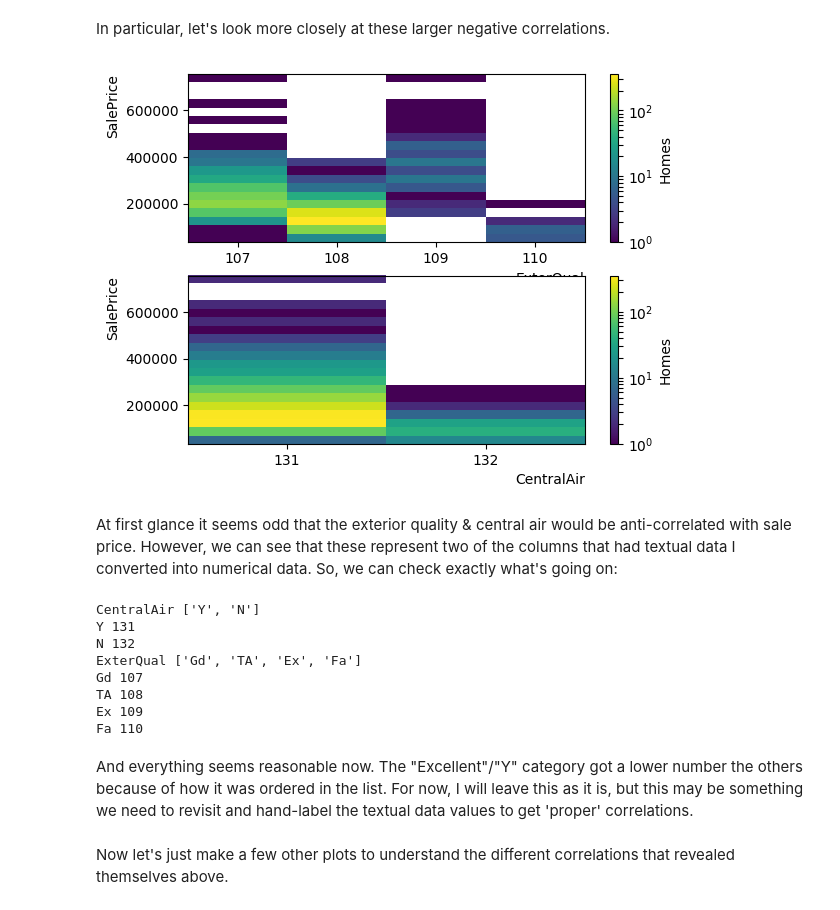
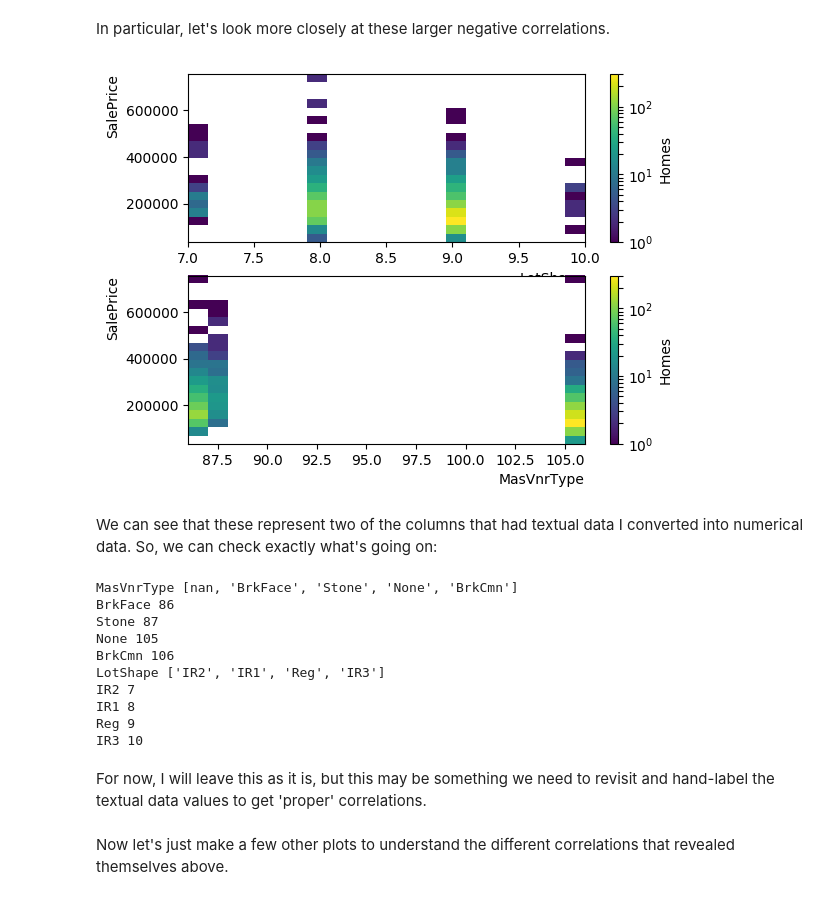
Before and after one commit to demarley/figment, a Jupyter notebook: python/0-housing_prices.ipynb, the cells around one changed output. Cells and saved outputs as stored; diff of their text form; code cells hidden in the pictures.

```diff
--- a/python/0-housing_prices.ipynb
+++ b/python/0-housing_prices.ipynb
@@ -201,40 +206,42 @@ In particular, let's look more closely at these larger negative correlations.
 # %%
 fig,ax = plt.subplots(2,1)
 
 plt.subplot(2,1,1)
-plt.hist2d(df.ExterQual,df.SalePrice,bins=[[106.5,107.5,108.5,109.5,110.5],20],cmap='viridis',norm=LogNorm());
+plt.hist2d(df.LotShape,df.SalePrice,bins=20,cmap='viridis',norm=LogNorm());
 plt.colorbar(label="Homes");
-plt.xticks([107,108,109,110])
 plt.ylabel("SalePrice",position=(0,1),ha='right');
-plt.xlabel("ExterQual",position=(1,0),ha='right');
+plt.xlabel("LotShape",position=(1,0),ha='right');
 
 plt.subplot(2,1,2)
-plt.hist2d(df.CentralAir,df.SalePrice,bins=[[130.5,131.5,132.5],20],cmap='viridis',norm=LogNorm());
+plt.hist2d(df[df.MasVnrType>0].MasVnrType,df[df.MasVnrType>0].SalePrice,bins=20,cmap='viridis',norm=LogNorm());
 plt.colorbar(label="Homes");
-plt.xticks([131,132])
 plt.ylabel("SalePrice",position=(0,1),ha='right');
-plt.xlabel("CentralAir",position=(1,0),ha='right');
+plt.xlabel("MasVnrType",position=(1,0),ha='right');
 # %% [output]
-[figure, old version]
+[figure, new version]
 # %% [markdown]
-At first glance it seems odd that the exterior quality & central air would be anti-correlated with sale price.
-However, we can see that these represent two of the columns that had textual data I converted into numerical data.  So, we can check exactly what's going on:
+We can see that these represent two of the columns that had textual data I converted into numerical data.  So, we can check exactly what's going on:
 # %%
-for feature in ['CentralAir','ExterQual']:
+for feature in ['MasVnrType','LotShape']:
     print(feature,str_data[feature])
     for i in str_data[feature]:
-        print(i,allvalues[i])
+        try:
+            np.isnan(i)
+        except TypeError:
+            print(i,allvalues[i])
 # %% [output]
-CentralAir ['Y', 'N']
-Y 131
-N 132
-ExterQual ['Gd', 'TA', 'Ex', 'Fa']
-Gd 107
-TA 108
-Ex 109
-Fa 110
+MasVnrType [nan, 'BrkFace', 'Stone', 'None', 'BrkCmn']
+BrkFace 86
+Stone 87
+None 105
+BrkCmn 106
+LotShape ['IR2', 'IR1', 'Reg', 'IR3']
+IR2 7
+IR1 8
+Reg 9
+IR3 10
 # %% [markdown]
-And everything seems reasonable now.  The "Excellent"/"Y" category got a lower number the others because of how it was ordered in the list.  For now, I will leave this as it is, but this may be something we need to revisit and hand-label the textual data values to get 'proper' correlations.
+For now, I will leave this as it is, but this may be something we need to revisit and hand-label the textual data values to get 'proper' correlations.
 # %% [markdown]
 Now let's just make a few other plots to understand the different correlations that revealed themselves above.
 # %%
```
Also changed, not shown: parts of 23 cells of this notebook.
